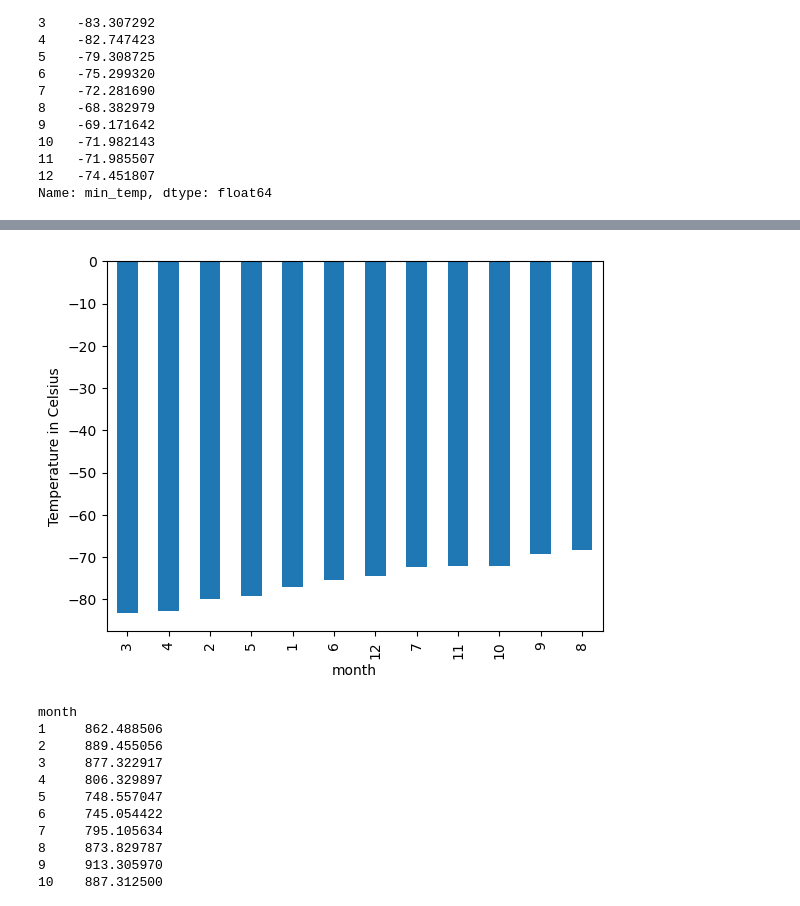
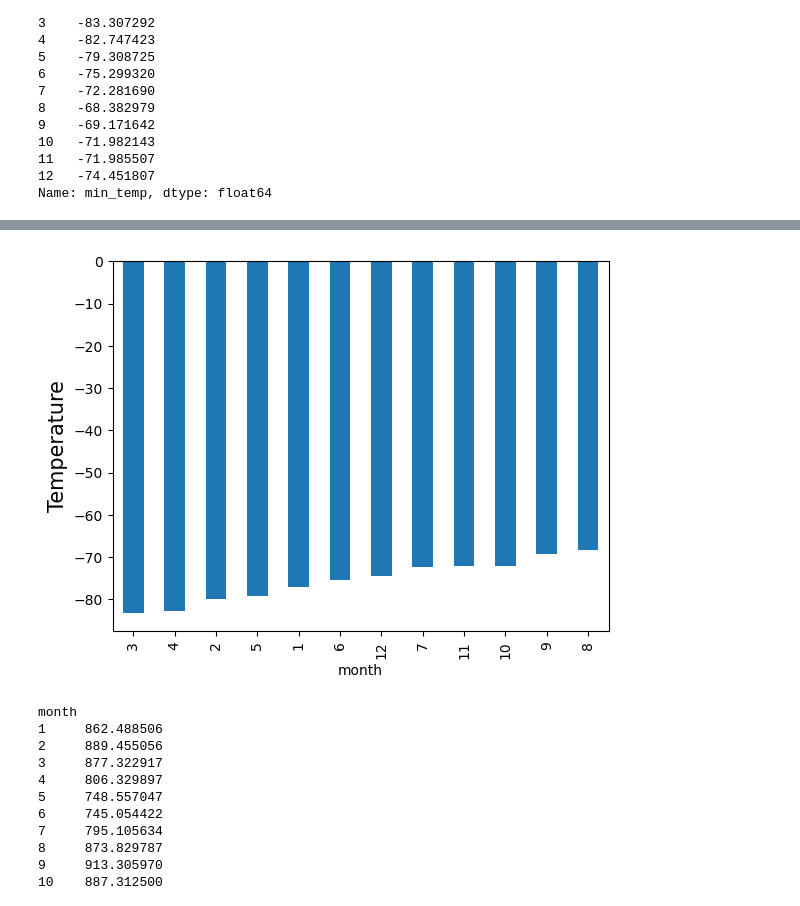
Before and after one commit to sma005/mars-challenge, a Jupyter notebook: part_2_mars_weather.ipynb, the cells around one changed output, grey strips where cells are left out. Drawn from its saved outputs; the diff is of its cells as text; code cells hidden in the pictures.

```diff
--- a/part_2_mars_weather.ipynb
+++ b/part_2_mars_weather.ipynb
@@ -261,7 +247,13 @@ Name: min_temp, dtype: float64
 # %%
 # Identify the coldest and hottest months in Curiosity's location
+df = avg_df.groupby(['month'])['min_temp'].mean().sort_values()
+
+ax = df.plot(kind='bar')
+ax.set_alpha(0.8)
+ax.set_ylabel("Temperature", fontsize=15)
+plt.show()
 # %% [output]
-[figure, old version]
+[figure, new version]
 # %%
 # 4. Average pressure by Martian month
 avg_df.pressure
```
Also changed, not shown: parts of 9 cells of this notebook.
